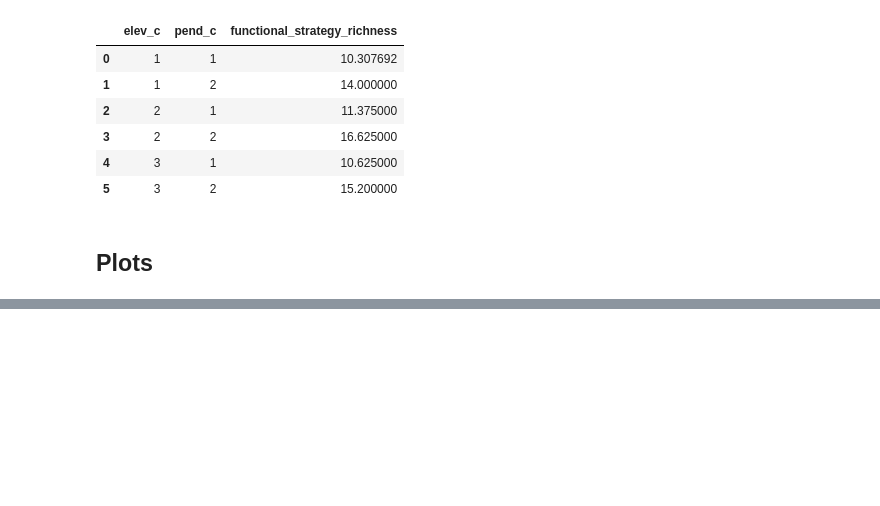
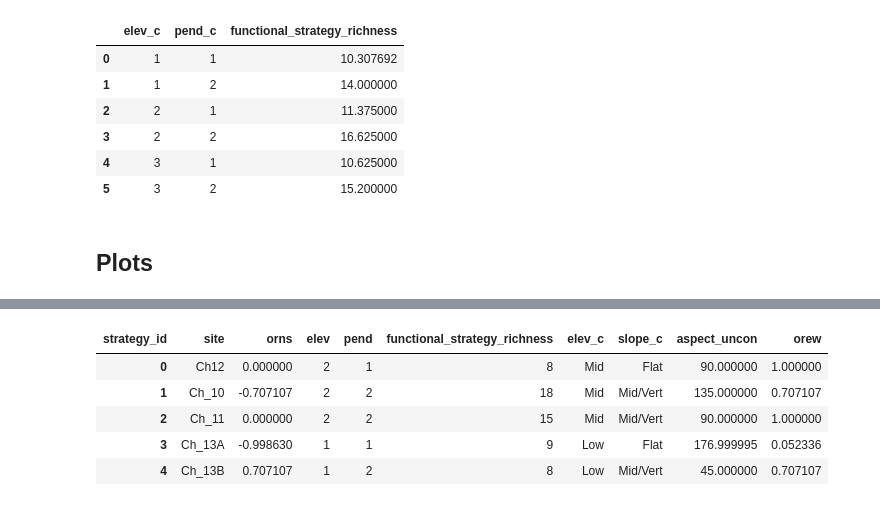
Before and after one commit to rauldd93/Data-science-portofolio, a Jupyter notebook: lichen-functional-traits/functional-counts/functional-filter.ipynb, the cells around one changed output, grey strips where cells are left out. Cells and saved outputs as stored; diff of their text form; code cells hidden in the pictures; blank space fills up the shorter version.

```diff
--- a/lichen-functional-traits/functional-counts/functional-filter.ipynb
+++ b/lichen-functional-traits/functional-counts/functional-filter.ipynb
@@ -541,0 +588,20 @@ plt.show()
+# %%
+# Renaming the elevation and slope levels
+
+elev_conditions = [
+    df_functional_strategy["elev"] == 1,
+    df_functional_strategy["elev"] == 2,
+    df_functional_strategy["elev"] == 3]
+
+elev_categories = ["Low", "Mid", "High"]
+
+slope_conditions = [
+    df_functional_strategy["pend"] == 1,
+    df_functional_strategy["pend"] == 2]
+
+slope_categories = ["Flat", "Mid/Vert"]
+
+df_functional_strategy["elev_c"] = np.select(elev_conditions, elev_categories, default="Unknown")
+df_functional_strategy["slope_c"] = np.select(slope_conditions, slope_categories, default="Unknown")
+
+df_functional_strategy.head(5)
@@ -541,0 +617,16 @@ plt.show()
+# %%
+aspect4_categories = ["N", "S", "E", "W"]
+aspect2_categories = ["N/W", "E/S"]
+
+aspect4_conditions = [
+    df_functional_strategy["orns"] == 1,
+    df_functional_strategy["orns"] == 2]
+
+aspect2_conditions = [
+    df_functional_strategy["orns"] > 0,
+    df_functional_strategy["orns"] < 0]
+
+df_functional_strategy["aspect4"] = np.select(elev_conditions, elev_categories, default="Unknown")
+df_functional_strategy["aspect2"] = np.select(slope_conditions, slope_categories, default="Unknown")
+
+df_functional_strategy.head(5)
@@ -541,0 +652,4 @@ plt.show()
+# %%
+df_functional_strategy["aspect_uncon"] = np.degrees(np.arccos(df_functional_strategy["orns"]))
+
+df_functional_strategy.head(5)
@@ -541,0 +663,11 @@ plt.show()
+# %%
+df_functional_strategy["orew"] = np.sin(np.radians(df_functional_strategy["aspect_uncon"]))
+
+df_functional_strategy.head(5)
+# %% [output]
+| strategy_id | site | orns | elev | pend | functional_strategy_richness | elev_c | slope_c | aspect_uncon | orew |
+| 0 | Ch12 | 0.000000 | 2 | 1 | 8 | Mid | Flat | 90.000000 | 1.000000 |
+| 1 | Ch_10 | -0.707107 | 2 | 2 | 18 | Mid | Mid/Vert | 135.000000 | 0.707107 |
+| 2 | Ch_11 | 0.000000 | 2 | 2 | 15 | Mid | Mid/Vert | 90.000000 | 1.000000 |
+| 3 | Ch_13A | -0.998630 | 1 | 1 | 9 | Low | Flat | 176.999995 | 0.052336 |
+| 4 | Ch_13B | 0.707107 | 1 | 2 | 8 | Low | Mid/Vert | 45.000000 | 0.707107 |
```
Also changed, not shown: parts of 14 cells of this notebook.
